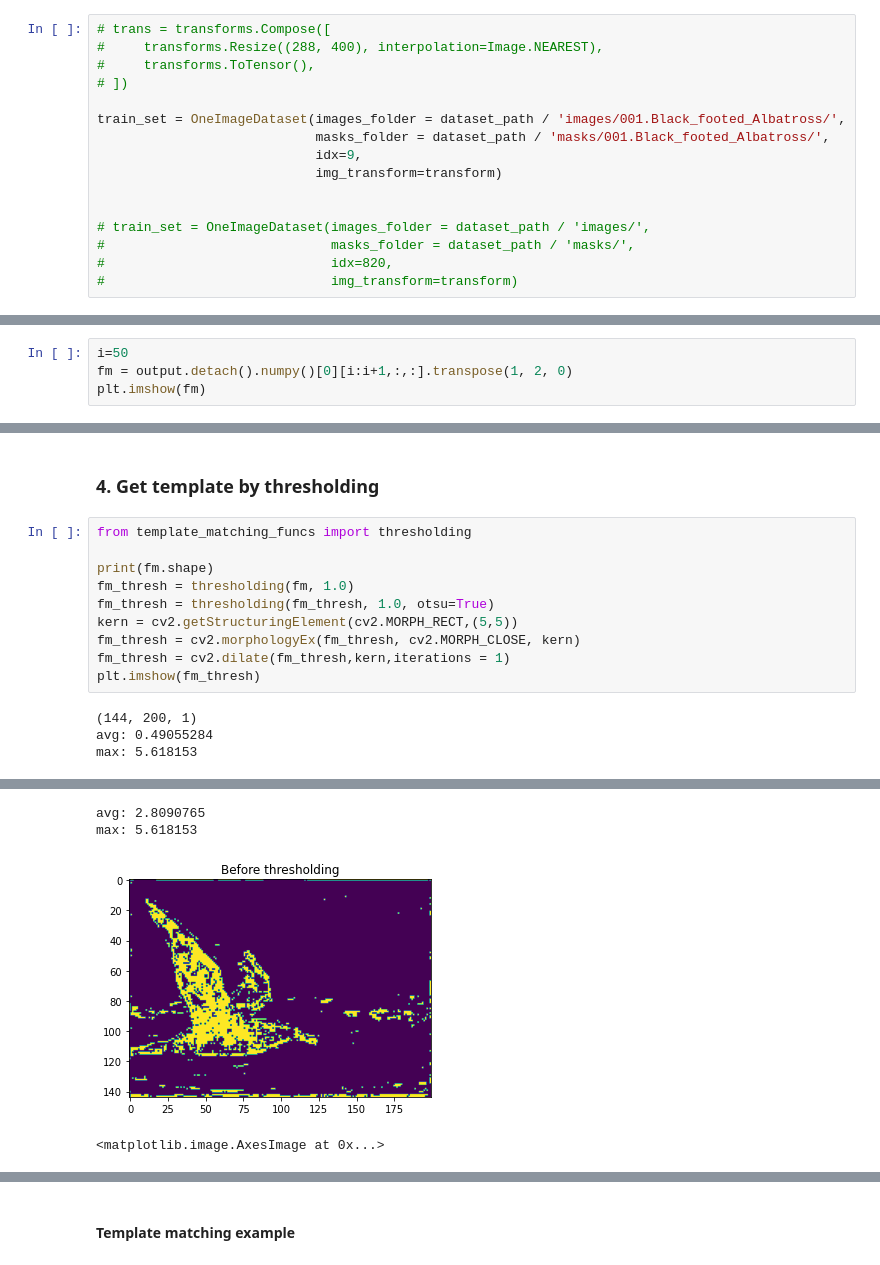
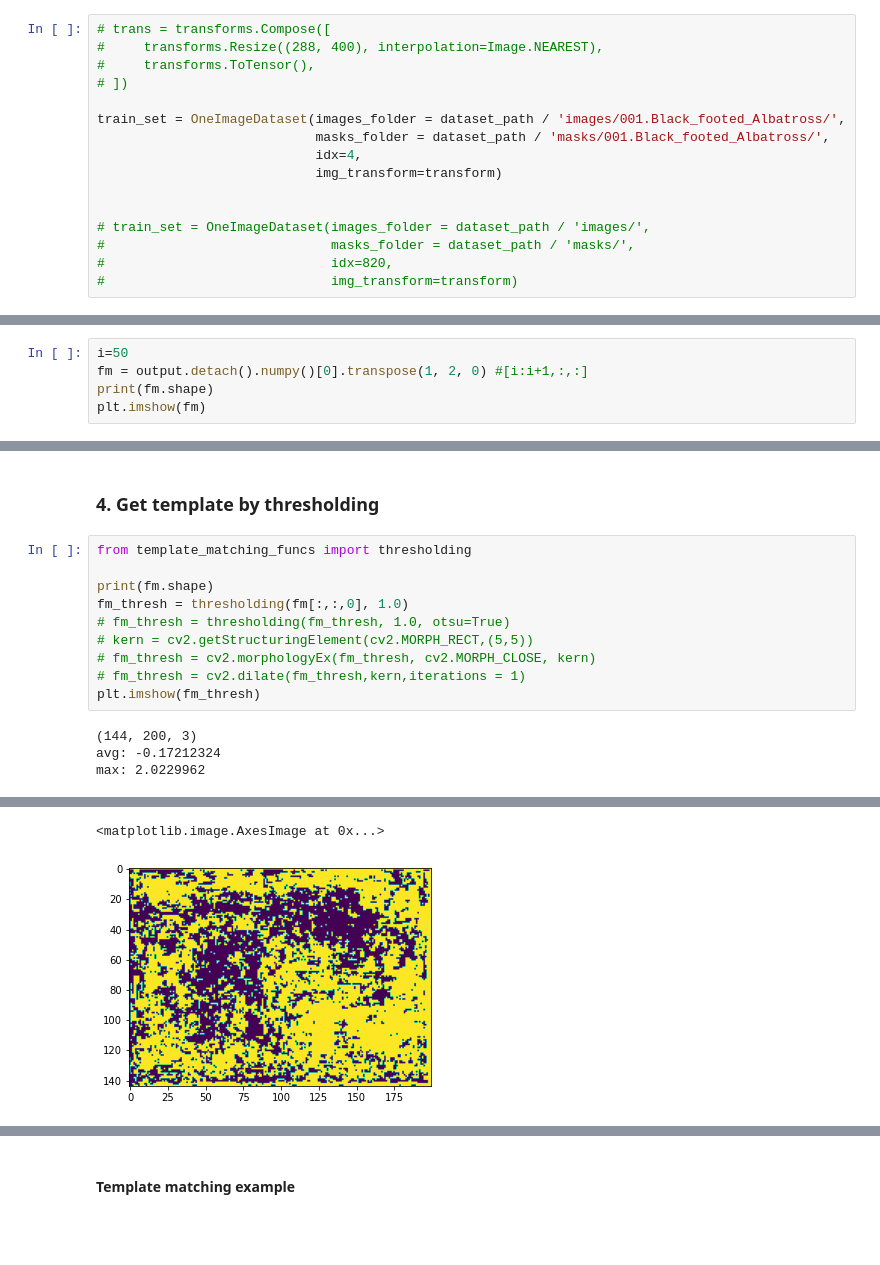
Before and after one commit to kaaeaate/optimal-kernels, a Jupyter notebook: Attention_TemplateMatching_FT/How to use attention to get template and kernel?.ipynb, the cells around one changed output, grey strips where cells are left out. Saved outputs shown, nothing was run; the diff lists cells and outputs as text; blank space fills up the shorter version.

```diff
--- a/Attention_TemplateMatching_FT/How to use attention to get template and kernel?.ipynb
+++ b/Attention_TemplateMatching_FT/How to use attention to get template and kernel?.ipynb
@@ -36,7 +36,7 @@ transform = A.Compose([
 
 train_set = OneImageDataset(images_folder = dataset_path / 'images/001.Black_footed_Albatross/',
                             masks_folder = dataset_path / 'masks/001.Black_footed_Albatross/',
-                            idx=9,
+                            idx=4,
                             img_transform=transform)
 
 
@@ -96,6 +96,7 @@ output = model(inputs)
 ### 3. Choose feature map
 # %%
 i=50
-fm = output.detach().numpy()[0][i:i+1,:,:].transpose(1, 2, 0)
+fm = output.detach().numpy()[0].transpose(1, 2, 0) #[i:i+1,:,:]
+print(fm.shape)
 plt.imshow(fm)
 # %% [output]
@@ -107,13 +110,13 @@ plt.imshow(fm)
 from template_matching_funcs import thresholding
 
 print(fm.shape)
-fm_thresh = thresholding(fm, 1.0)
-fm_thresh = thresholding(fm_thresh, 1.0, otsu=True)
-kern = cv2.getStructuringElement(cv2.MORPH_RECT,(5,5))
-fm_thresh = cv2.morphologyEx(fm_thresh, cv2.MORPH_CLOSE, kern)
-fm_thresh = cv2.dilate(fm_thresh,kern,iterations = 1)
+fm_thresh = thresholding(fm[:,:,0], 1.0)
+# fm_thresh = thresholding(fm_thresh, 1.0, otsu=True)
+# kern = cv2.getStructuringElement(cv2.MORPH_RECT,(5,5))
+# fm_thresh = cv2.morphologyEx(fm_thresh, cv2.MORPH_CLOSE, kern)
+# fm_thresh = cv2.dilate(fm_thresh,kern,iterations = 1)
 plt.imshow(fm_thresh)
 # %% [output]
-(144, 200, 1)
-avg: 0.49055284
-max: 5.618153
+(144, 200, 3)
+avg: -0.17212324
+max: 2.0229962
@@ -121,4 +124,2 @@ max: 5.618153
-avg: 2.8090765
-max: 5.618153
+<matplotlib.image.AxesImage at 0x...>
-[figure, old version]
+[figure, new version]
-<matplotlib.image.AxesImage at 0x...>
```
Also changed, not shown: parts of 8 cells of this notebook, 4 other files.
